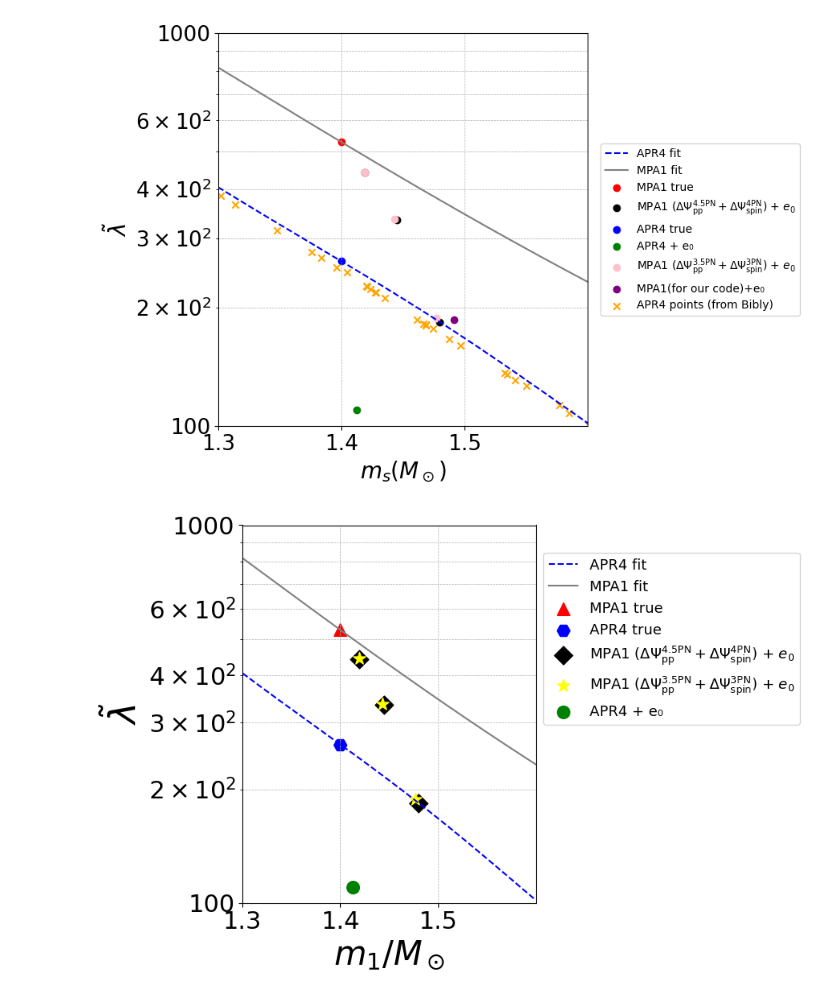
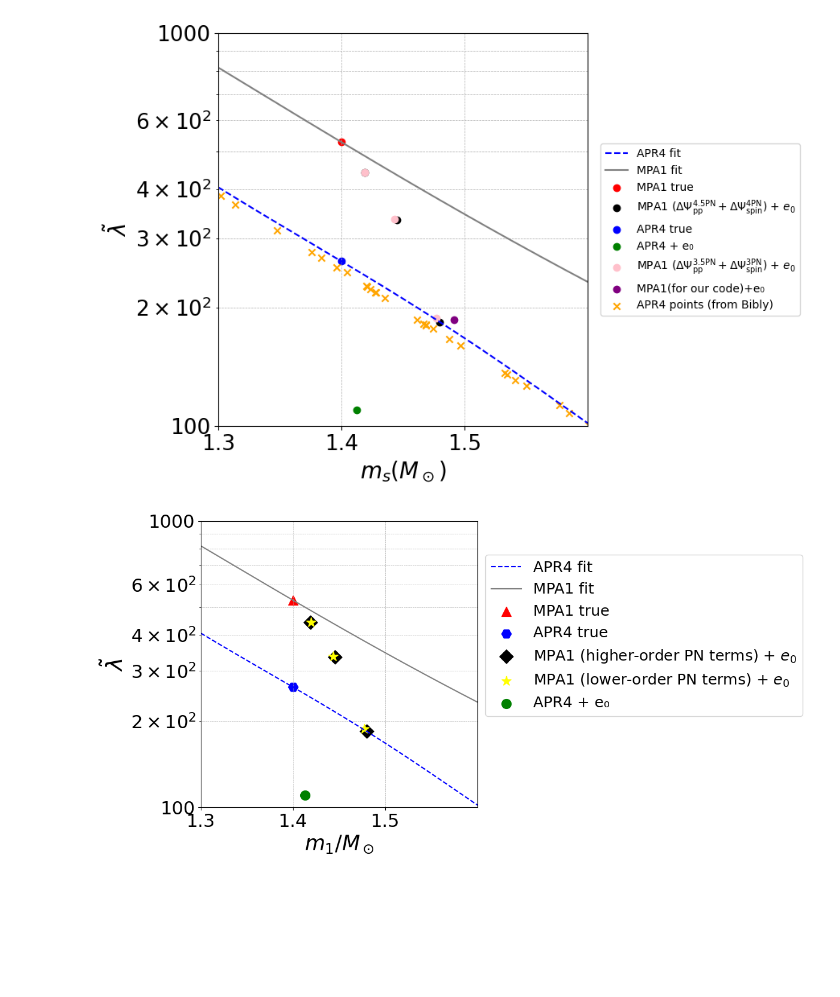
Before and after one commit to Brightshinesunny/Project, a Jupyter notebook: Untitled72.ipynb, the cells around one changed output. Saved outputs shown, nothing was run; the diff lists cells and outputs as text; code cells hidden in the pictures; blank space fills up the shorter version.

```diff
--- a/Untitled72.ipynb
+++ b/Untitled72.ipynb
@@ -237,7 +237,7 @@ map1_ecc3 = (1.4914, 186.389)
 df = pd.read_csv("/content/APR4_EPP-m1eqm2-sample-100.csv")
 
 # --- Plot 준비 ---
-fig, ax = plt.subplots(figsize=(9, 6))  # 폭을 살짝 늘림
+fig, ax = plt.subplots(figsize=(12, 6))  # 폭을 살짝 늘림
 
 ms_vals = np.linspace(1.3, 1.6, 300)
 ax.plot(ms_vals, fit_apr4(ms_vals), label="APR4 fit", color="blue", linestyle="--")
@@ -249,38 +249,40 @@ ax.scatter(*apr4_true, color='blue', marker='H',s=136, label="APR4 true")
 
 ax.scatter(*zip(*map1_ecc),
            color='black', marker='D', s=135,
-           label=r"MPA1 ($\Delta\Psi^{4.5\mathrm{PN}}_{\mathrm{pp}} + \Delta\Psi^{4\mathrm{PN}}_{\mathrm{spin}}$) + $e_0$")
+           label=r"MPA1 (higher-order PN terms) + $e_0$")
+           #label=r"MPA1 ($\Delta\Psi^{4.5\mathrm{PN}}_{\mathrm{pp}} + \Delta\Psi^{4\mathrm{PN}}_{\mathrm{spin}}$) + $e_0$")
 ax.scatter(*zip(*map1_ecc2),
            color='yellow', marker='*', s= 135,
-           label=r"MPA1 ($\Delta\Psi^{3.5\mathrm{PN}}_{\mathrm{pp}} + \Delta\Psi^{3\mathrm{PN}}_{\mathrm{spin}}$) + $e_0$")
+           label=r"MPA1 (lower-order PN terms) + $e_0$")
+           #label=r"MPA1 ($\Delta\Psi^{3.5\mathrm{PN}}_{\mathrm{pp}} + \Delta\Psi^{3\mathrm{PN}}_{\mathrm{spin}}$) + $e_0$")
 
 
 ax.scatter(*zip(*apr4_ecc),
            color='green', s=128,
            label="APR4 + e₀")
 
 
 
 #ax.scatter(*map1_ecc3, color='orange', marker='P', s= 135, label="MPA1(the different parameter space)+e₀")
 
 # --- 노란색 점들을 CSV 데이터로 교체 ---
 #ax.scatter(df["m1"], df["lambda_tilde"], color='orange', marker='x', label="APR4 points (from Bibly)")
 
 # --- 축/라벨/옵션 ---
 ax.set_xlim(1.3, 1.6)
 ax.set_ylim(100, 1000)
 ax.set_yscale("log")
 ax.set_xticks([1.3, 1.4, 1.5])
-ax.set_xlabel(r"$m_1 / M_\odot$", fontsize=30)
-ax.set_ylabel(r"$\tilde{\lambda}$", fontsize=33)
+ax.set_xlabel(r"$m_1 / M_\odot$", fontsize=25)
+ax.set_ylabel(r"$\tilde{\lambda}$", fontsize=27)
 ax.yaxis.set_major_formatter(LogFormatter(base=10))
 ax.grid(True, which="both", linestyle="--", linewidth=0.5)
 ax.tick_params(axis='both', which='both', labelsize=22)
 
 # --- Legend를 오른쪽 바깥 세로로 배치 ---
-ax.legend(fontsize=13, loc="center left", bbox_to_anchor=(1, 0.7))
+ax.legend(fontsize=18, loc="center left", bbox_to_anchor=(1, 0.6))
 
 plt.tight_layout()
 plt.show()
 # %% [output]
-[figure, old version]
+[figure, new version]
```
